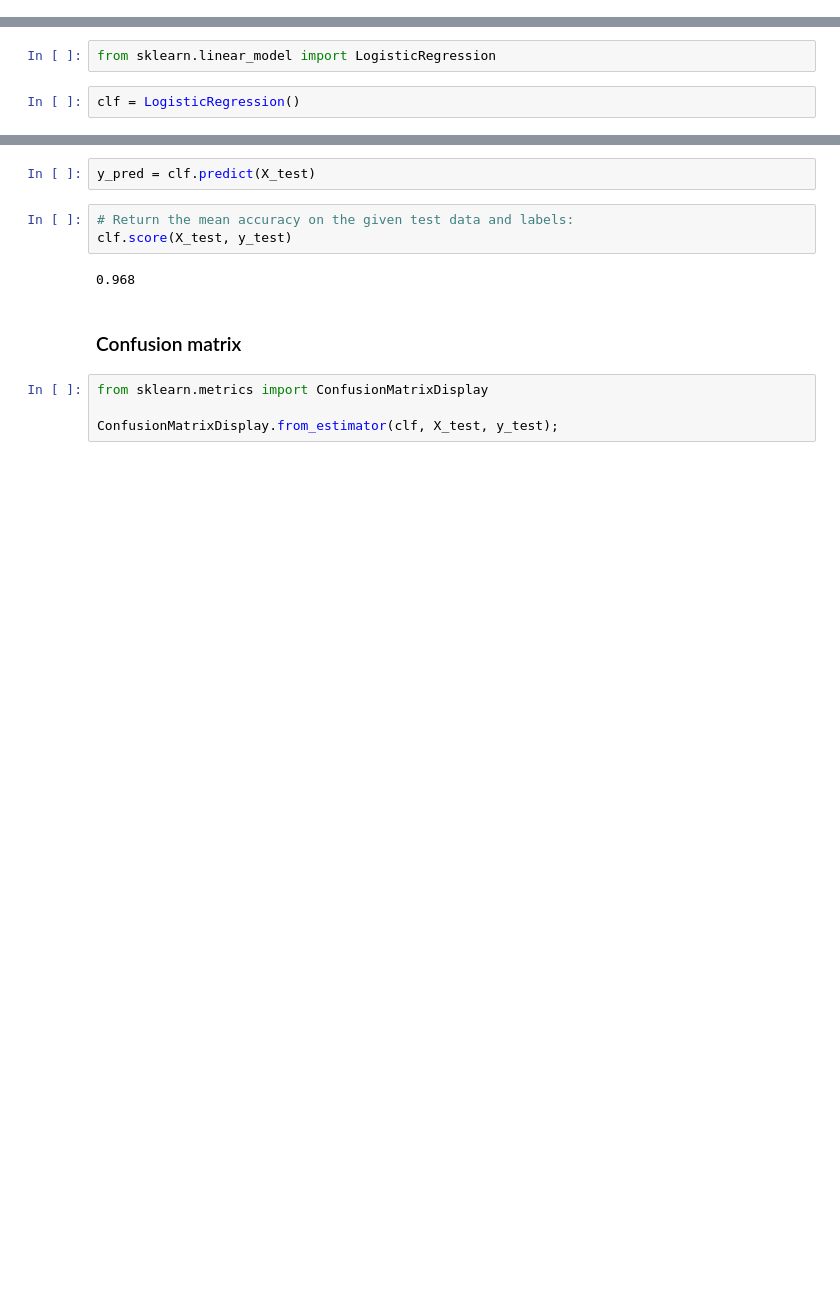
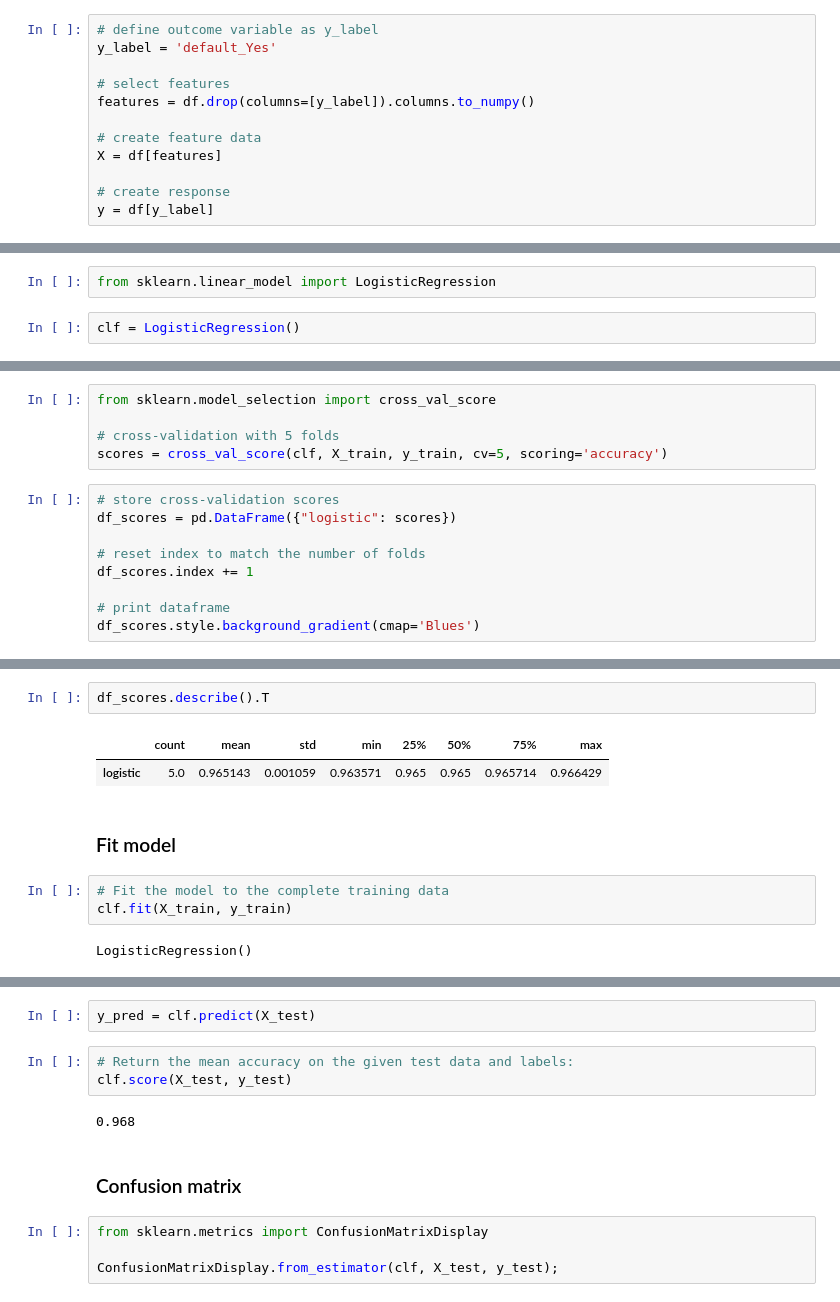
Before and after one commit to kirenz/classification, a Jupyter notebook: docs/logistic.ipynb, the cells around one changed output, grey strips where cells are left out. Drawn from its saved outputs; the diff is of its cells as text; blank space fills up the shorter version.

```diff
--- a/docs/logistic.ipynb
+++ b/docs/logistic.ipynb
@@ -17,3 +15,15 @@ X = df.drop(columns = 'default_Yes')
+# %%
+# define outcome variable as y_label
+y_label = 'default_Yes'
+
+# select features
+features = df.drop(columns=[y_label]).columns.to_numpy()
+
+# create feature data
+X = df[features]
+
+# create response
+y = df[y_label]
 # %% [markdown]
 ### Data split
 # %%
@@ -32,0 +43,14 @@ LogisticRegression()
+# %%
+from sklearn.model_selection import cross_val_score
+
+# cross-validation with 5 folds
+scores = cross_val_score(clf, X_train, y_train, cv=5, scoring='accuracy')
+# %%
+# store cross-validation scores
+df_scores = pd.DataFrame({"logistic": scores})
+
+# reset index to match the number of folds
+df_scores.index += 1
+
+# print dataframe
+df_scores.style.background_gradient(cmap='Blues')
@@ -32,0 +75,12 @@ LogisticRegression()
+# %%
+df_scores.describe().T
+# %% [output]
+|  | count | mean | std | min | 25% | 50% | 75% | max |
+| logistic | 5.0 | 0.965143 | 0.001059 | 0.963571 | 0.965 | 0.965 | 0.965714 | 0.966429 |
+# %% [markdown]
+### Fit model
+# %%
+# Fit the model to the complete training data
+clf.fit(X_train, y_train)
+# %% [output]
+LogisticRegression()
```
Also changed, not shown: parts of 14 cells of this notebook.
